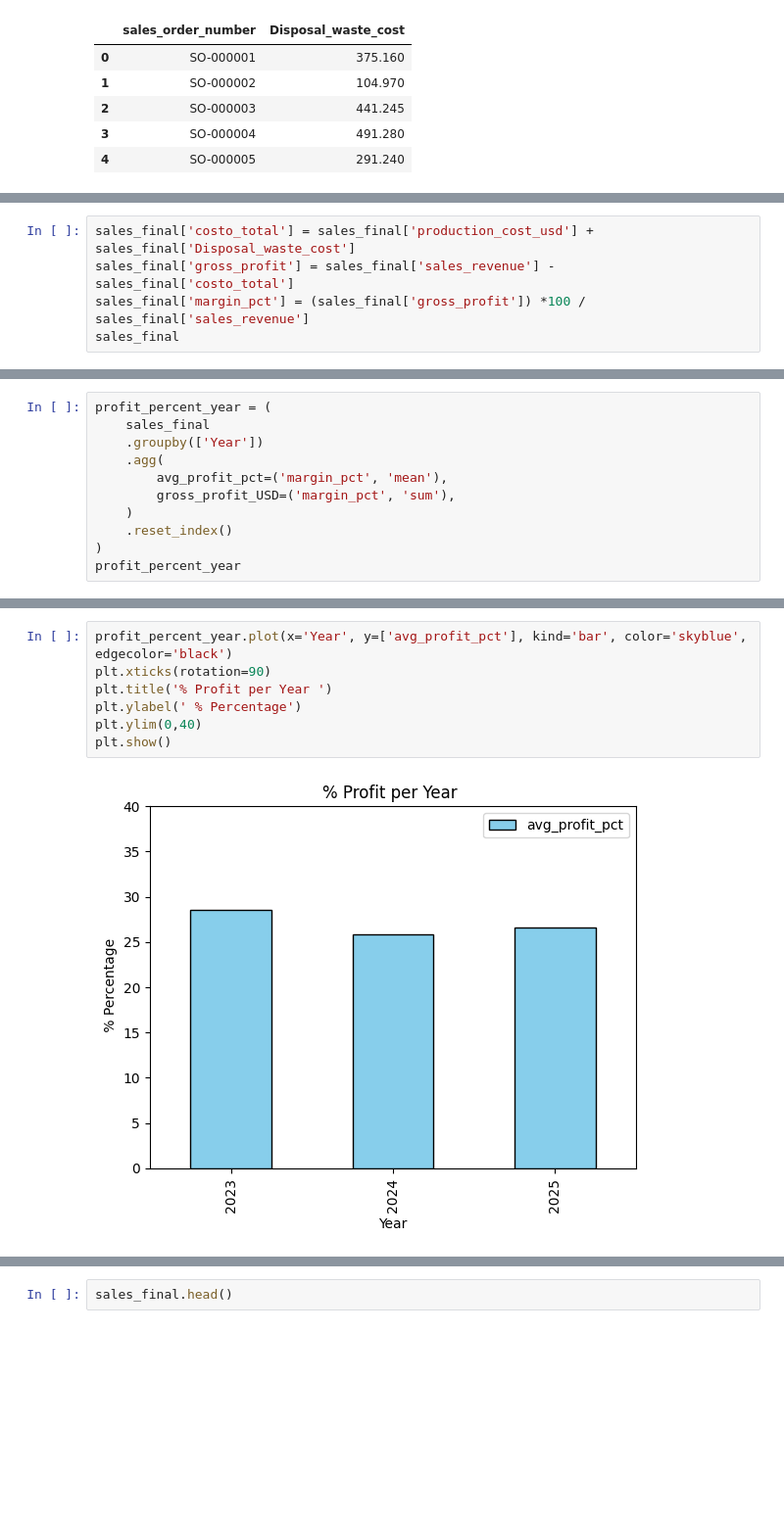
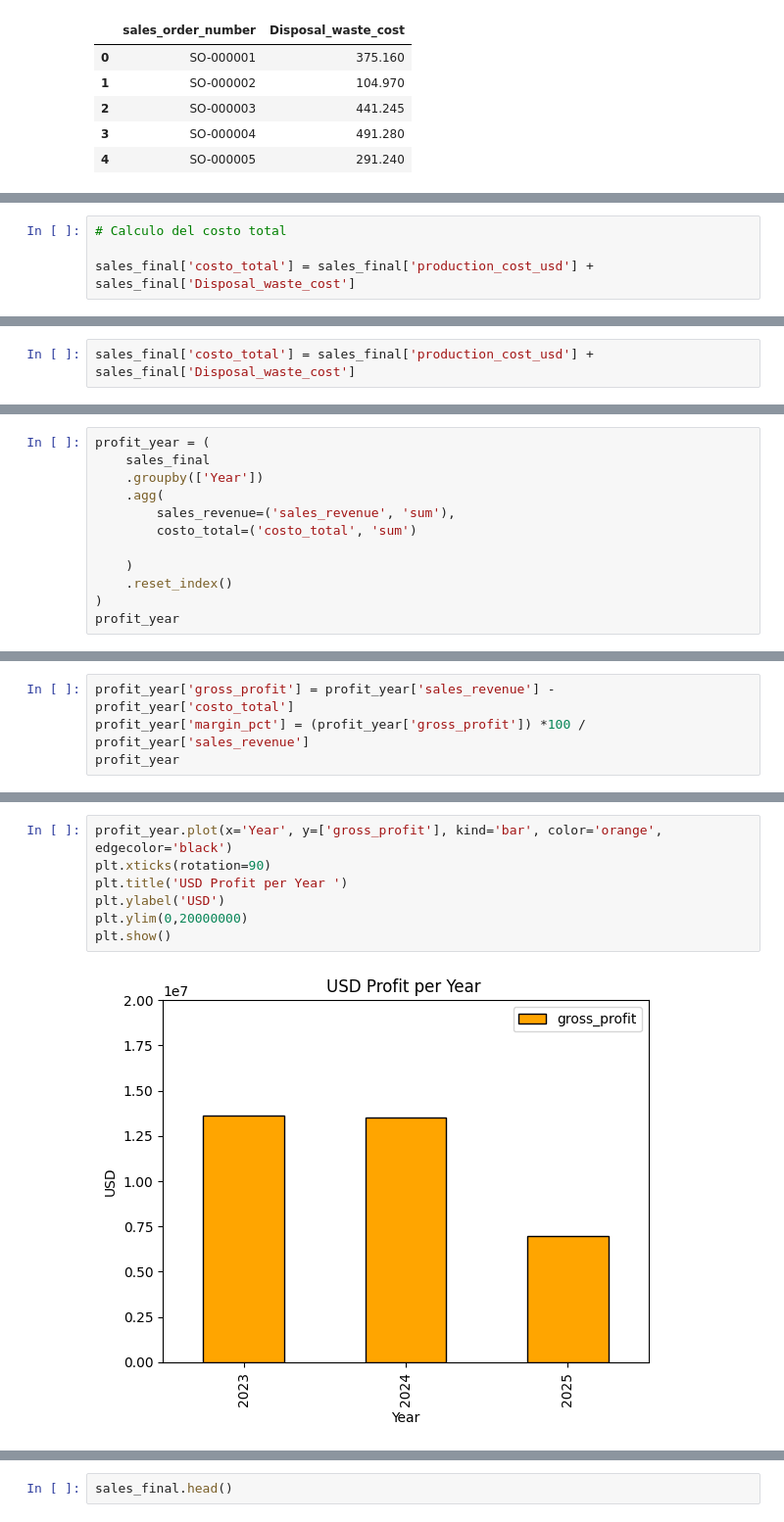
Before and after one commit to alexsandoval05/Revenue-sustainability-Chrysal, a Jupyter notebook: chrysal_profit_sustainability.ipynb, the cells around one changed output, grey strips where cells are left out. Shown at 98% size. Drawn from its saved outputs; the diff is of its cells as text; blank space fills up the shorter version.

```diff
--- a/chrysal_profit_sustainability.ipynb
+++ b/chrysal_profit_sustainability.ipynb
@@ -582,6 +597,10 @@ sales_final.head()
 | 2 | SO-000003 | 77864.99 | 2024 | 51530.7 | Kenya | Chrysal Root R | ... |
 | 3 | SO-000004 | 30000.00 | 2024 | 51272.5 | Kenya | Chrysal Grow X | ... |
 | 4 | SO-000005 | 70709.19 | 2024 | 51151.0 | Holanda | Chrysal Root R | ... |
+# %%
+# Calculo del costo total
+
+sales_final['costo_total'] = sales_final['production_cost_usd'] + sales_final['Disposal_waste_cost']
 # %%
 sales_final.info()
 # %% [output]
@@ -608,6 +628,3 @@ memory usage: 41.1+ KB
 - % profit-margin = ( gross_profit / Sales_revenue_usd ) * 100
 # %%
 sales_final['costo_total'] = sales_final['production_cost_usd'] + sales_final['Disposal_waste_cost']
-sales_final['gross_profit'] = sales_final['sales_revenue'] - sales_final['costo_total']
-sales_final['margin_pct'] = (sales_final['gross_profit']) *100 / sales_final['sales_revenue']
-sales_final
@@ -628,12 +655,13 @@ sales_final
 # %%
-profit_percent_year = (
+profit_year = (
     sales_final
     .groupby(['Year'])
     .agg(
-        avg_profit_pct=('margin_pct', 'mean'),
-        gross_profit_USD=('margin_pct', 'sum'),
+        sales_revenue=('sales_revenue', 'sum'),
+        costo_total=('costo_total', 'sum')
+
     )
     .reset_index()
 )
-profit_percent_year
+profit_year
 # %% [output]
@@ -660,0 +672,4 @@ profit_percent_country
+# %%
+profit_year['gross_profit'] = profit_year['sales_revenue'] - profit_year['costo_total']
+profit_year['margin_pct'] = (profit_year['gross_profit']) *100 / profit_year['sales_revenue']
+profit_year
@@ -661,9 +681,9 @@ profit_percent_country
 # %%
-profit_percent_year.plot(x='Year', y=['avg_profit_pct'], kind='bar', color='skyblue', edgecolor='black')
+profit_year.plot(x='Year', y=['gross_profit'], kind='bar', color='orange', edgecolor='black')
 plt.xticks(rotation=90)
-plt.title('% Profit per Year ')
-plt.ylabel(' % Percentage')
-plt.ylim(0,40)
+plt.title('USD Profit per Year ')
+plt.ylabel('USD')
+plt.ylim(0,20000000)
 plt.show()
 # %% [output]
-[figure, old version]
+[figure, new version]
```
Also changed, not shown: parts of 39 cells of this notebook.
